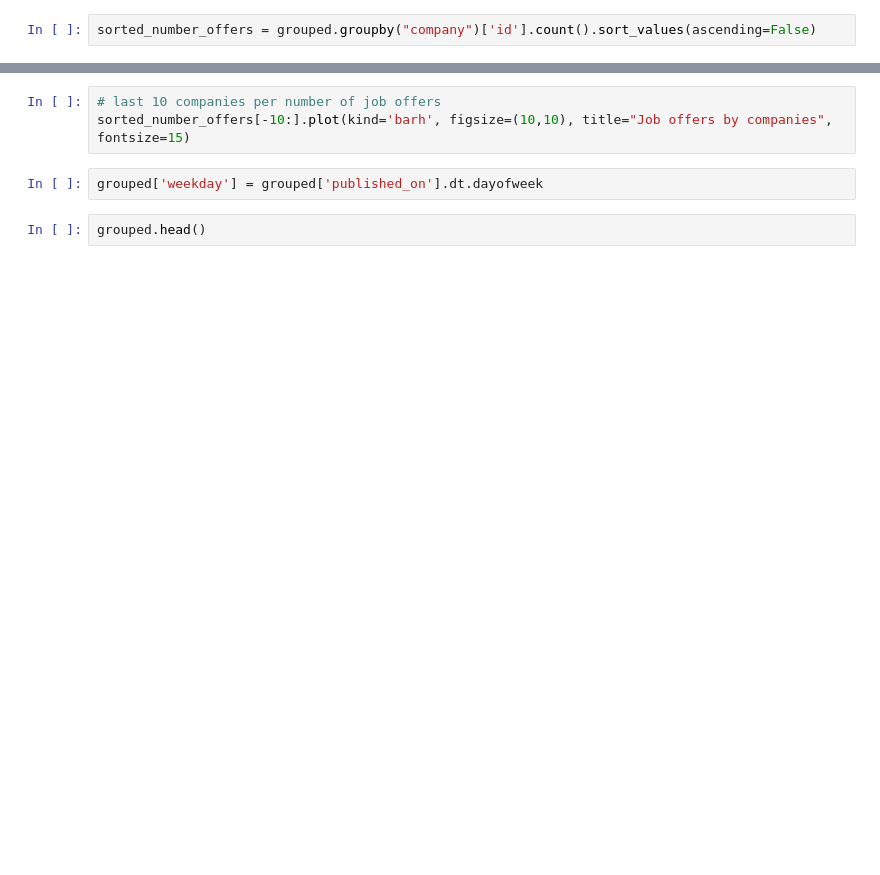
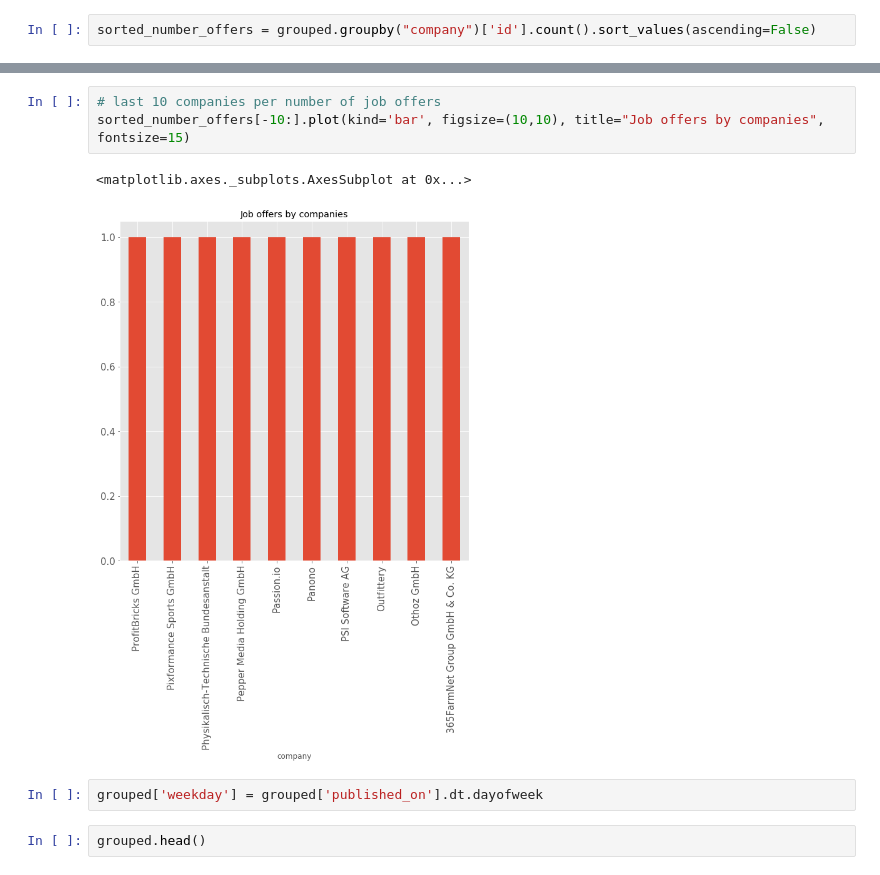
Before and after one commit to py-bootcamp/pandas-on-jupyter, a Jupyter notebook: notebooks/part_3/chapters.ipynb, the cells around one changed output, grey strips where cells are left out. Saved outputs shown, nothing was run; the diff lists cells and outputs as text; blank space fills up the shorter version.

```diff
--- a/notebooks/part_3/chapters.ipynb
+++ b/notebooks/part_3/chapters.ipynb
@@ -366,6 +909,9 @@ sorted_number_offers[:10].plot(kind='barh', figsize=(10,10), fontsize=15)
 # %%
 # last 10 companies per number of job offers
-sorted_number_offers[-10:].plot(kind='barh', figsize=(10,10), title="Job offers by companies", fontsize=15)
+sorted_number_offers[-10:].plot(kind='bar', figsize=(10,10), title="Job offers by companies", fontsize=15)
+# %% [output]
+<matplotlib.axes._subplots.AxesSubplot at 0x...>
+[figure, added]
 # %%
 grouped['weekday'] = grouped['published_on'].dt.dayofweek
 # %%
```
Also changed, not shown: parts of 97 cells of this notebook, 2 other files.
